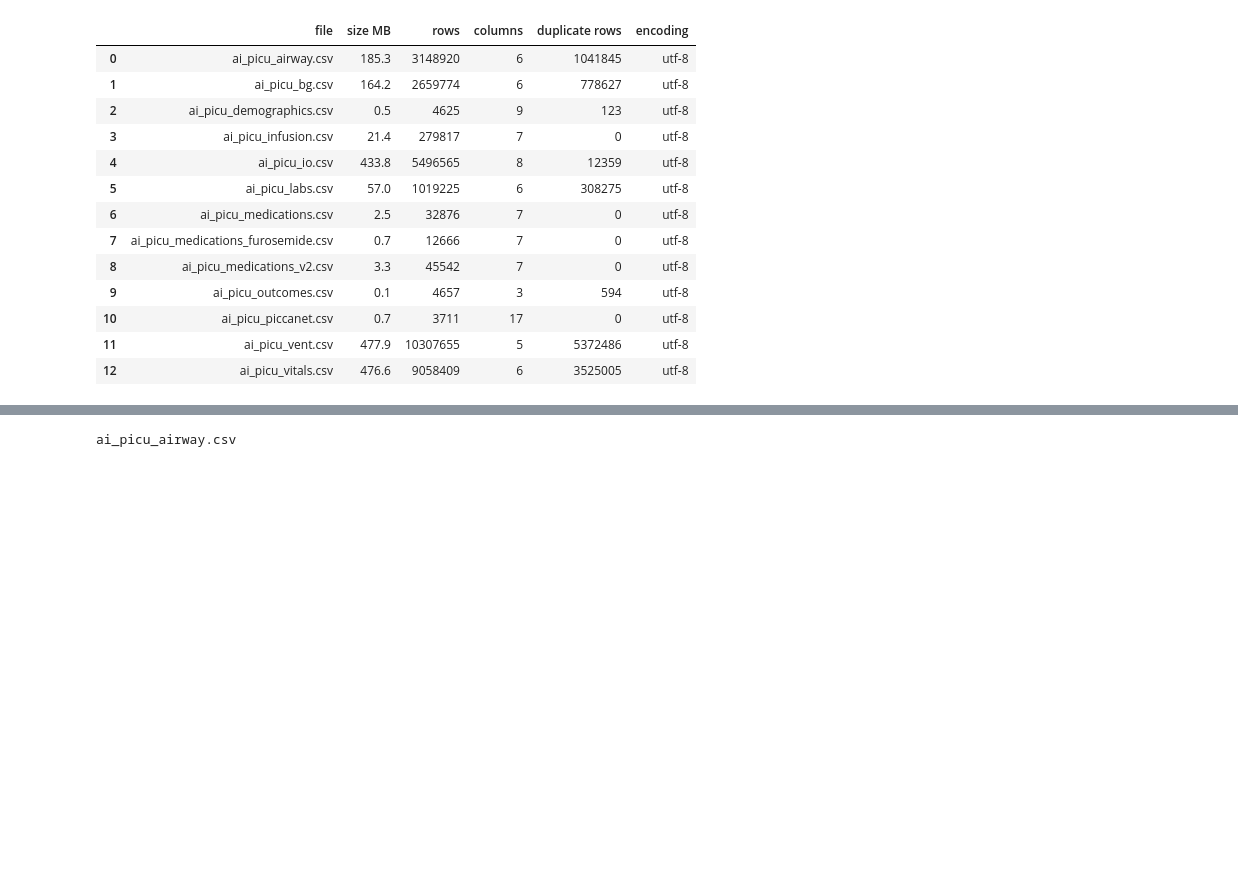
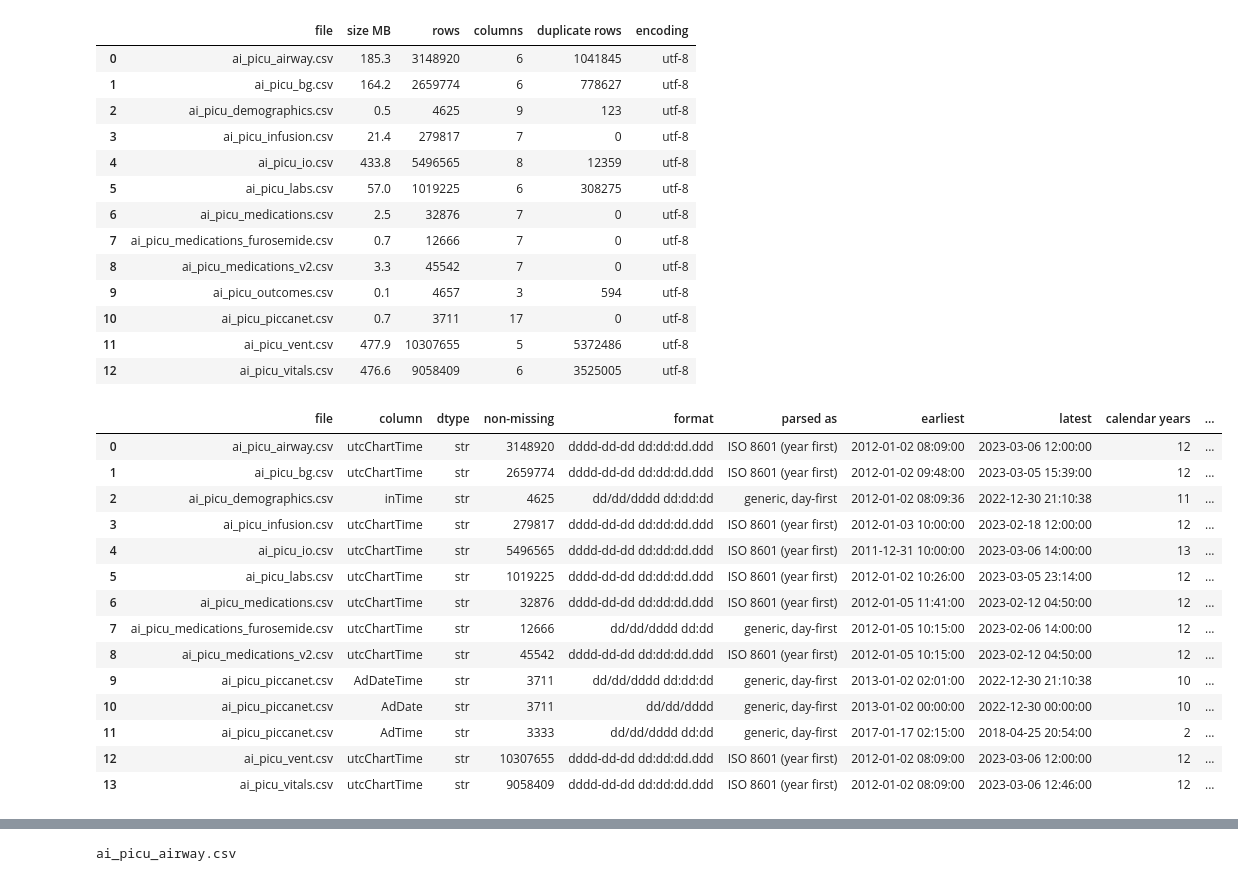
Before and after one commit to jakeormond/open_picu, a Jupyter notebook: smh_inventory.ipynb, the cells around one changed output, grey strips where cells are left out. Drawn from its saved outputs; the diff is of its cells as text; code cells hidden in the pictures; blank space fills up the shorter version.

```diff
--- a/smh_inventory.ipynb
+++ b/smh_inventory.ipynb
@@ -43,3 +46,21 @@ ai_picu_vitals.csv: 9058409 rows x 6 cols
 | 10 | ai_picu_piccanet.csv | 0.7 | 3711 | 17 | 0 | utf-8 |
 | 11 | ai_picu_vent.csv | 477.9 | 10307655 | 5 | 5372486 | utf-8 |
 | 12 | ai_picu_vitals.csv | 476.6 | 9058409 | 6 | 3525005 | utf-8 |
+# %%
+smh["dates"]
+# %% [output]
+|  | file | column | dtype | non-missing | format | parsed as | earliest | latest | calendar years | ... |
+| 0 | ai_picu_airway.csv | utcChartTime | str | 3148920 | dddd-dd-dd dd:dd:dd.ddd | ISO 8601 (year first) | 2012-01-02 08:09:00 | 2023-03-06 12:00:00 | 12 | ... |
+| 1 | ai_picu_bg.csv | utcChartTime | str | 2659774 | dddd-dd-dd dd:dd:dd.ddd | ISO 8601 (year first) | 2012-01-02 09:48:00 | 2023-03-05 15:39:00 | 12 | ... |
+| 2 | ai_picu_demographics.csv | inTime | str | 4625 | dd/dd/dddd dd:dd:dd | generic, day-first | 2012-01-02 08:09:36 | 2022-12-30 21:10:38 | 11 | ... |
+| 3 | ai_picu_infusion.csv | utcChartTime | str | 279817 | dddd-dd-dd dd:dd:dd.ddd | ISO 8601 (year first) | 2012-01-03 10:00:00 | 2023-02-18 12:00:00 | 12 | ... |
+| 4 | ai_picu_io.csv | utcChartTime | str | 5496565 | dddd-dd-dd dd:dd:dd.ddd | ISO 8601 (year first) | 2011-12-31 10:00:00 | 2023-03-06 14:00:00 | 13 | ... |
+| 5 | ai_picu_labs.csv | utcChartTime | str | 1019225 | dddd-dd-dd dd:dd:dd.ddd | ISO 8601 (year first) | 2012-01-02 10:26:00 | 2023-03-05 23:14:00 | 12 | ... |
+| 6 | ai_picu_medications.csv | utcChartTime | str | 32876 | dddd-dd-dd dd:dd:dd.ddd | ISO 8601 (year first) | 2012-01-05 11:41:00 | 2023-02-12 04:50:00 | 12 | ... |
+| 7 | ai_picu_medications_furosemide.csv | utcChartTime | str | 12666 | dd/dd/dddd dd:dd | generic, day-first | 2012-01-05 10:15:00 | 2023-02-06 14:00:00 | 12 | ... |
+| 8 | ai_picu_medications_v2.csv | utcChartTime | str | 45542 | dddd-dd-dd dd:dd:dd.ddd | ISO 8601 (year first) | 2012-01-05 10:15:00 | 2023-02-12 04:50:00 | 12 | ... |
+| 9 | ai_picu_piccanet.csv | AdDateTime | str | 3711 | dd/dd/dddd dd:dd:dd | generic, day-first | 2013-01-02 02:01:00 | 2022-12-30 21:10:38 | 10 | ... |
+| 10 | ai_picu_piccanet.csv | AdDate | str | 3711 | dd/dd/dddd | generic, day-first | 2013-01-02 00:00:00 | 2022-12-30 00:00:00 | 10 | ... |
+| 11 | ai_picu_piccanet.csv | AdTime | str | 3333 | dd/dd/dddd dd:dd | generic, day-first | 2017-01-17 02:15:00 | 2018-04-25 20:54:00 | 2 | ... |
+| 12 | ai_picu_vent.csv | utcChartTime | str | 10307655 | dddd-dd-dd dd:dd:dd.ddd | ISO 8601 (year first) | 2012-01-02 08:09:00 | 2023-03-06 12:00:00 | 12 | ... |
+| 13 | ai_picu_vitals.csv | utcChartTime | str | 9058409 | dddd-dd-dd dd:dd:dd.ddd | ISO 8601 (year first) | 2012-01-02 08:09:00 | 2023-03-06 12:46:00 | 12 | ... |
```
Also changed, not shown: parts of 4 cells of this notebook, 6 other files.
